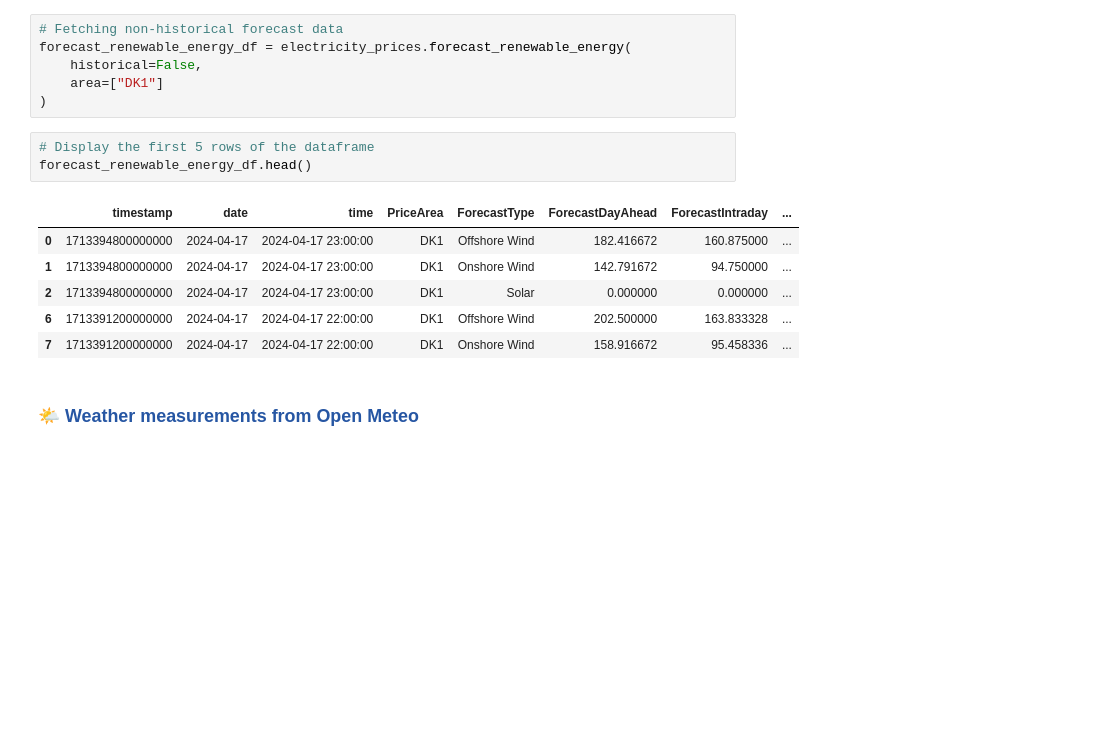
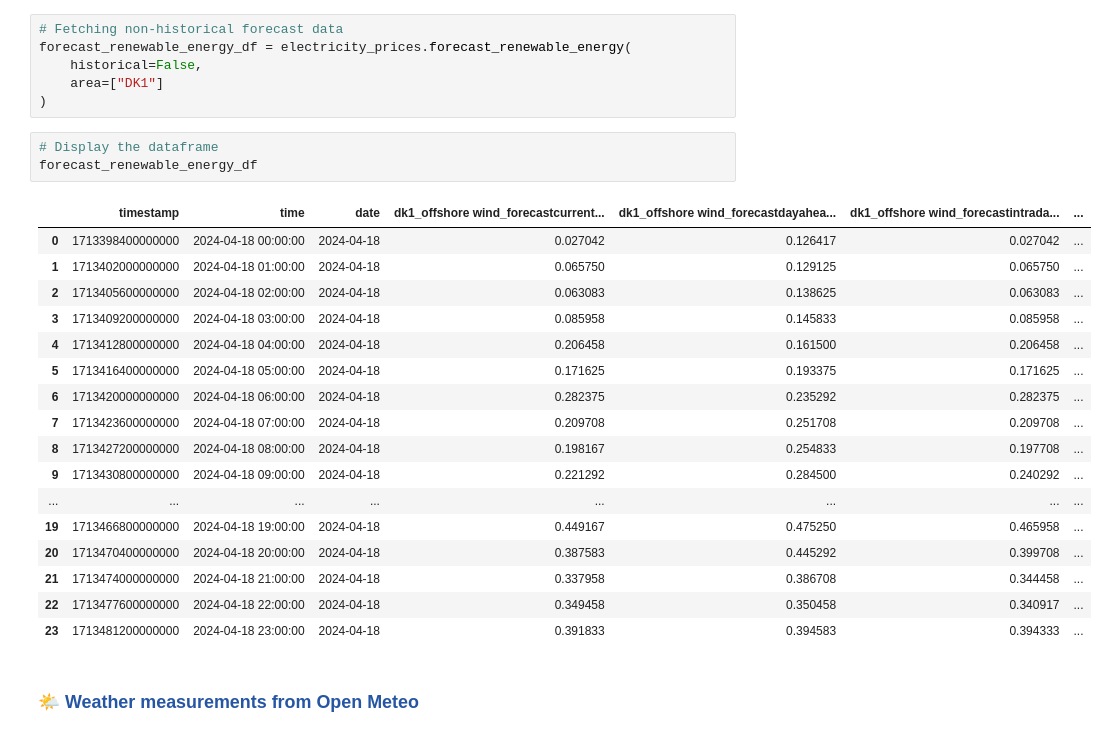
Before and after one commit to Camillahannesbo/BDS_MLOPs_Assignment, a Jupyter notebook: notebooks/2_feature_pipeline copy.ipynb, the cells around one changed output. Cells and saved outputs as stored; diff of their text form; blank space fills up the shorter version.

```diff
--- a/notebooks/2_feature_pipeline copy.ipynb
+++ b/notebooks/2_feature_pipeline copy.ipynb
@@ -53,15 +68,26 @@ forecast_renewable_energy_df = electricity_prices.forecast_renewable_energy(
     area=["DK1"]
 )
 # %%
-# Display the first 5 rows of the dataframe
-forecast_renewable_energy_df.head()
+# Display the dataframe
+forecast_renewable_energy_df
 # %% [output]
-|  | timestamp | date | time | PriceArea | ForecastType | ForecastDayAhead | ForecastIntraday | ... |
-| 0 | 1713394800000000 | 2024-04-17 | 2024-04-17 23:00:00 | DK1 | Offshore Wind | 182.416672 | 160.875000 | ... |
-| 1 | 1713394800000000 | 2024-04-17 | 2024-04-17 23:00:00 | DK1 | Onshore Wind | 142.791672 | 94.750000 | ... |
-| 2 | 1713394800000000 | 2024-04-17 | 2024-04-17 23:00:00 | DK1 | Solar | 0.000000 | 0.000000 | ... |
-| 6 | 1713391200000000 | 2024-04-17 | 2024-04-17 22:00:00 | DK1 | Offshore Wind | 202.500000 | 163.833328 | ... |
-| 7 | 1713391200000000 | 2024-04-17 | 2024-04-17 22:00:00 | DK1 | Onshore Wind | 158.916672 | 95.458336 | ... |
+|  | timestamp | time | date | dk1_offshore wind_forecastcurrent... | dk1_offshore wind_forecastdayahea... | dk1_offshore wind_forecastintrada... | ... |
+| 0 | 1713398400000000 | 2024-04-18 00:00:00 | 2024-04-18 | 0.027042 | 0.126417 | 0.027042 | ... |
+| 1 | 1713402000000000 | 2024-04-18 01:00:00 | 2024-04-18 | 0.065750 | 0.129125 | 0.065750 | ... |
+| 2 | 1713405600000000 | 2024-04-18 02:00:00 | 2024-04-18 | 0.063083 | 0.138625 | 0.063083 | ... |
+| 3 | 1713409200000000 | 2024-04-18 03:00:00 | 2024-04-18 | 0.085958 | 0.145833 | 0.085958 | ... |
+| 4 | 1713412800000000 | 2024-04-18 04:00:00 | 2024-04-18 | 0.206458 | 0.161500 | 0.206458 | ... |
+| 5 | 1713416400000000 | 2024-04-18 05:00:00 | 2024-04-18 | 0.171625 | 0.193375 | 0.171625 | ... |
+| 6 | 1713420000000000 | 2024-04-18 06:00:00 | 2024-04-18 | 0.282375 | 0.235292 | 0.282375 | ... |
+| 7 | 1713423600000000 | 2024-04-18 07:00:00 | 2024-04-18 | 0.209708 | 0.251708 | 0.209708 | ... |
+| 8 | 1713427200000000 | 2024-04-18 08:00:00 | 2024-04-18 | 0.198167 | 0.254833 | 0.197708 | ... |
+| 9 | 1713430800000000 | 2024-04-18 09:00:00 | 2024-04-18 | 0.221292 | 0.284500 | 0.240292 | ... |
+| ... | ... | ... | ... | ... | ... | ... | ... |
+| 19 | 1713466800000000 | 2024-04-18 19:00:00 | 2024-04-18 | 0.449167 | 0.475250 | 0.465958 | ... |
+| 20 | 1713470400000000 | 2024-04-18 20:00:00 | 2024-04-18 | 0.387583 | 0.445292 | 0.399708 | ... |
+| 21 | 1713474000000000 | 2024-04-18 21:00:00 | 2024-04-18 | 0.337958 | 0.386708 | 0.344458 | ... |
+| 22 | 1713477600000000 | 2024-04-18 22:00:00 | 2024-04-18 | 0.349458 | 0.350458 | 0.340917 | ... |
+| 23 | 1713481200000000 | 2024-04-18 23:00:00 | 2024-04-18 | 0.391833 | 0.394583 | 0.394333 | ... |
 # %% [markdown]
 ### <span style="color:#2656a3;"> 🌤 Weather measurements from Open Meteo
 # %% [markdown]
```
Also changed, not shown: parts of 9 cells of this notebook, 3 other files.
